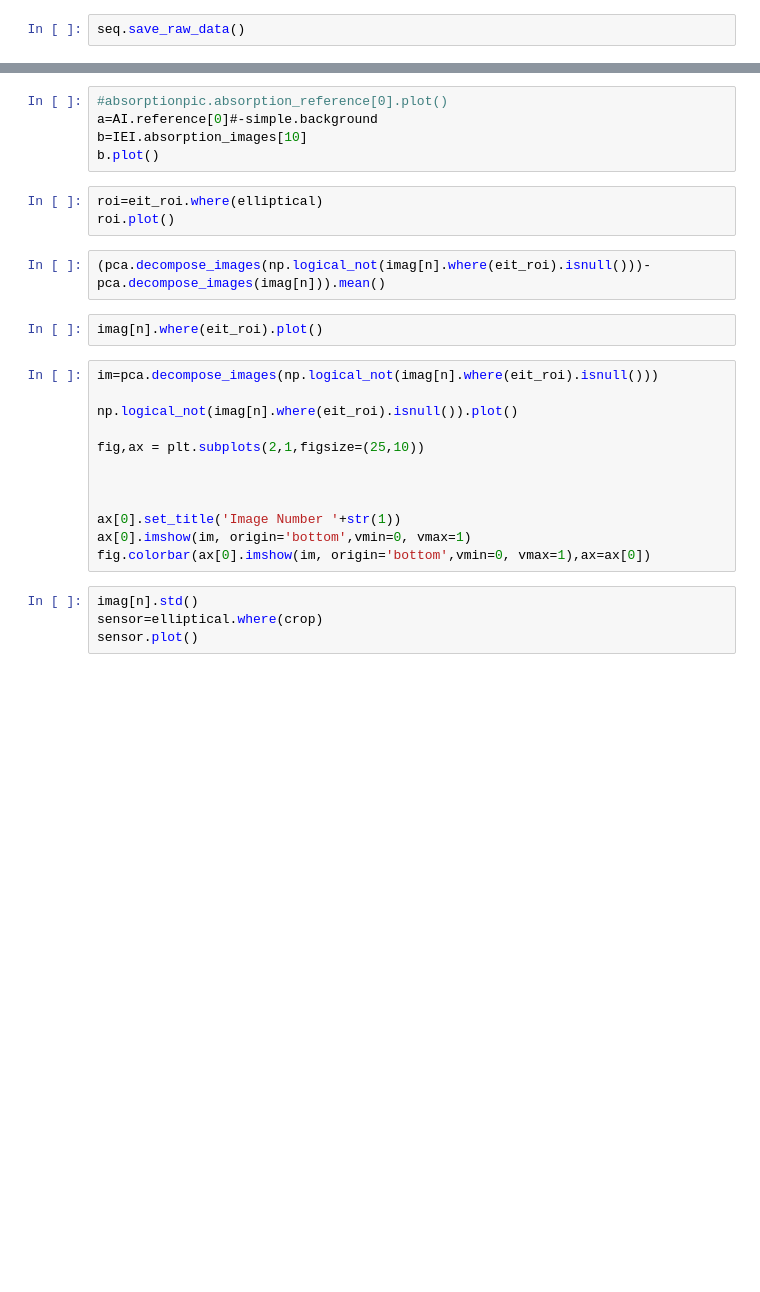
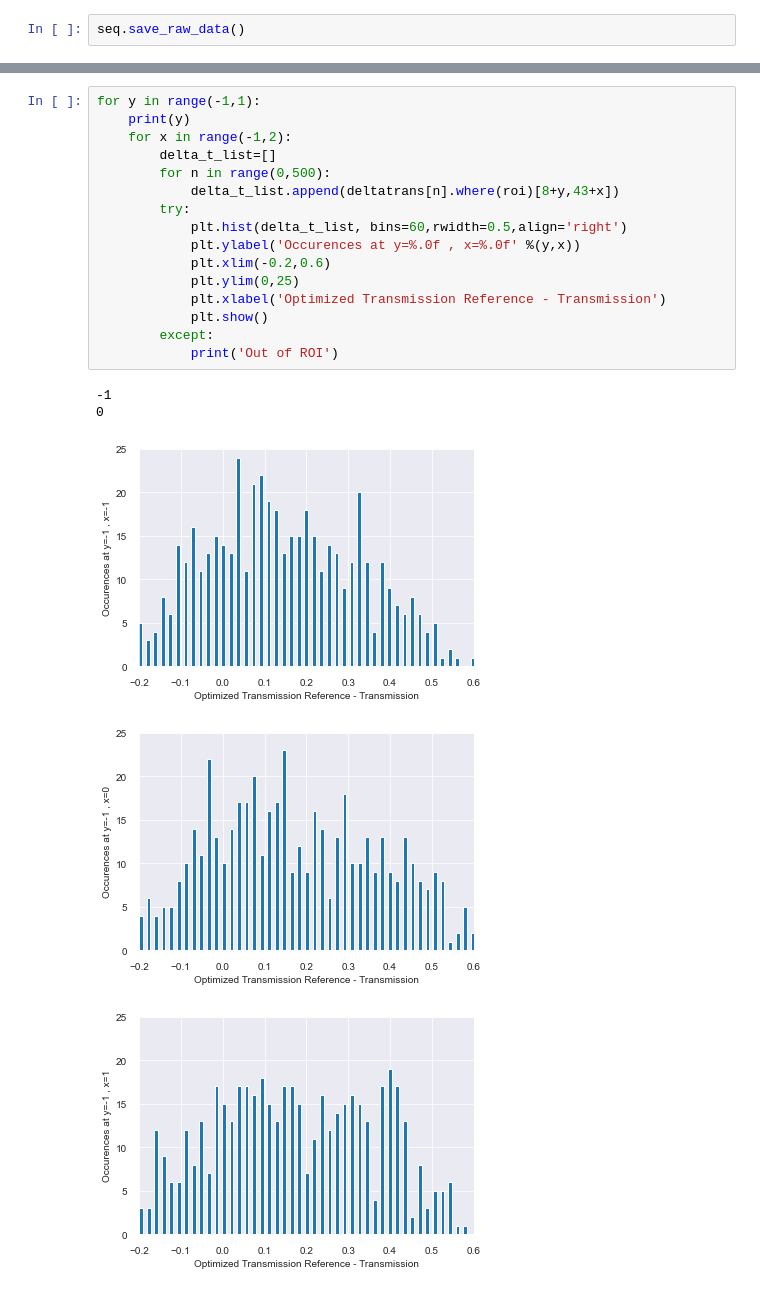
Before and after one commit to RydbergQD/rydanalysis, a Jupyter notebook: docs/InteractionEnhancedImagingTest.ipynb, the cells around one changed output, grey strips where cells are left out. Drawn from its saved outputs; the diff is of its cells as text; blank space fills up the shorter version.

```diff
--- a/docs/InteractionEnhancedImagingTest.ipynb
+++ b/docs/InteractionEnhancedImagingTest.ipynb
@@ -77,28 +93,22 @@ AttributeError: 'InteractionEnhancedImaging' object has no attribute 'absorption
-# %%
-#absorptionpic.absorption_reference[0].plot()
-a=AI.reference[0]#-simple.background
-b=IEI.absorption_images[10]
-b.plot()
-# %%
-roi=eit_roi.where(elliptical)
-roi.plot()
-# %%
-(pca.decompose_images(np.logical_not(imag[n].where(eit_roi).isnull()))-pca.decompose_images(imag[n])).mean()
-# %%
-imag[n].where(eit_roi).plot()
-# %%
-im=pca.decompose_images(np.logical_not(imag[n].where(eit_roi).isnull()))
-
-np.logical_not(imag[n].where(eit_roi).isnull()).plot()
-
-fig,ax = plt.subplots(2,1,figsize=(25,10))
-
-
-
-ax[0].set_title('Image Number '+str(1))
-ax[0].imshow(im, origin='bottom',vmin=0, vmax=1)
-fig.colorbar(ax[0].imshow(im, origin='bottom',vmin=0, vmax=1),ax=ax[0])
-# %%
-imag[n].std()
-sensor=elliptical.where(crop)
-sensor.plot()
+# %%
+for y in range(-1,1):
+    print(y)
+    for x in range(-1,2):
+        delta_t_list=[]
+        for n in range(0,500):
+            delta_t_list.append(deltatrans[n].where(roi)[8+y,43+x])
+        try:
+            plt.hist(delta_t_list, bins=60,rwidth=0.5,align='right')
+            plt.ylabel('Occurences at y=%.0f , x=%.0f' %(y,x))
+            plt.xlim(-0.2,0.6)
+            plt.ylim(0,25)
+            plt.xlabel('Optimized Transmission Reference - Transmission')
+            plt.show()
+        except:
+            print('Out of ROI')
+# %% [output]
+-1
+0
+[figure, added]
+[figure, added]
+[figure, added]
```
Also changed, not shown: parts of 3 cells of this notebook, 2 other files.
